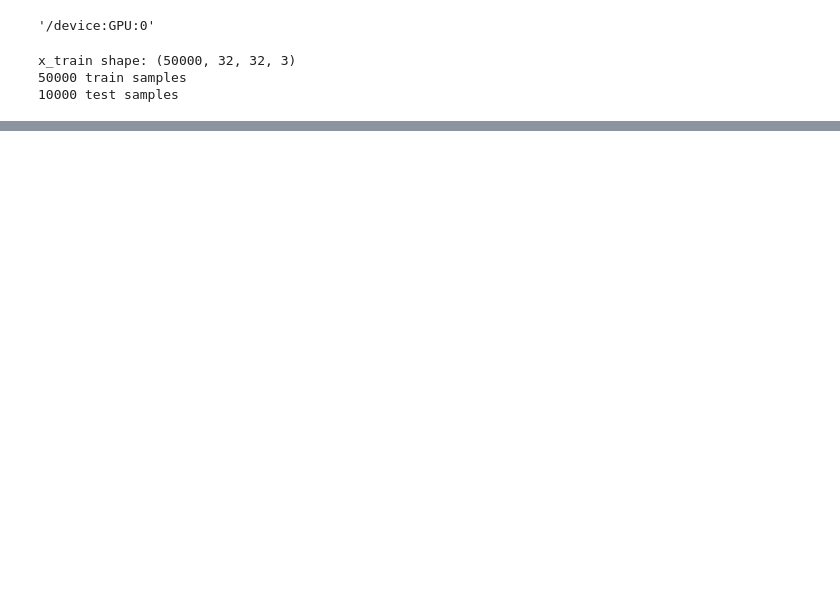
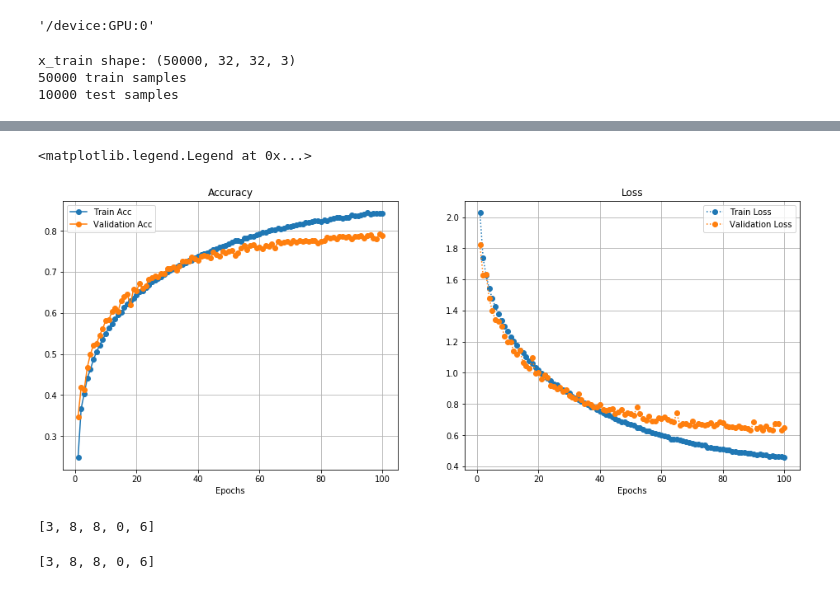
Before and after one commit to hpan270/MSA, a Jupyter notebook: keras_cifar10.ipynb, the cells around one changed output, grey strips where cells are left out. Saved outputs shown, nothing was run; the diff lists cells and outputs as text; code cells hidden in the pictures; blank space fills up the shorter version.

Commit message:
keras_4conv2d_stacked

```diff
--- a/keras_cifar10.ipynb
+++ b/keras_cifar10.ipynb
@@ -136,0 +164,36 @@ files.download('keras_cifar10_csvlogger_e100.csv')
+# %%
+#plot the train/validation acc/loss in plot
+import pandas as pd
+import matplotlib.pyplot as plt
+train_rslt=pd.read_csv('keras_cifar10_csvlogger_e100.csv',sep=',')
+train_rslt.epoch=train_rslt.epoch+1
+f=plt.figure(figsize=[16,6])
+plt.subplot(1,2,1)
+plt.plot(train_rslt['epoch'], train_rslt['acc'],'-o', label='Train Acc')
+plt.plot(train_rslt['epoch'], train_rslt['val_acc'],'-o',label='Validation Acc')
+plt.title("Accuracy")
+plt.xlabel("Epochs")
+plt.grid()
+plt.legend(loc='best')
+plt.subplot(1,2,2)
+plt.plot(train_rslt['epoch'], train_rslt['loss'],':o', label='Train Loss')
+plt.plot(train_rslt['epoch'], train_rslt['val_loss'],':o',label='Validation Loss')
+plt.title("Loss")
+plt.xlabel("Epochs")
+plt.grid()
+plt.legend(loc='best')
+# %% [output]
+<matplotlib.legend.Legend at 0x...>
+[figure, added]
+# %%
+import numpy as np
+labels_test=[x.argmax() for x in y_test[::1,:]]
+type(labels_test)
+print(labels_test[:5])
+
+ypred=themodel.predict(x_test)
+pred_labels=[x.argmax() for x in ypred[::1,:]]
+pred_labels[:5]
+# %% [output]
+[3, 8, 8, 0, 6]
+[3, 8, 8, 0, 6]
```
Also changed, not shown: parts of 8 cells of this notebook.
